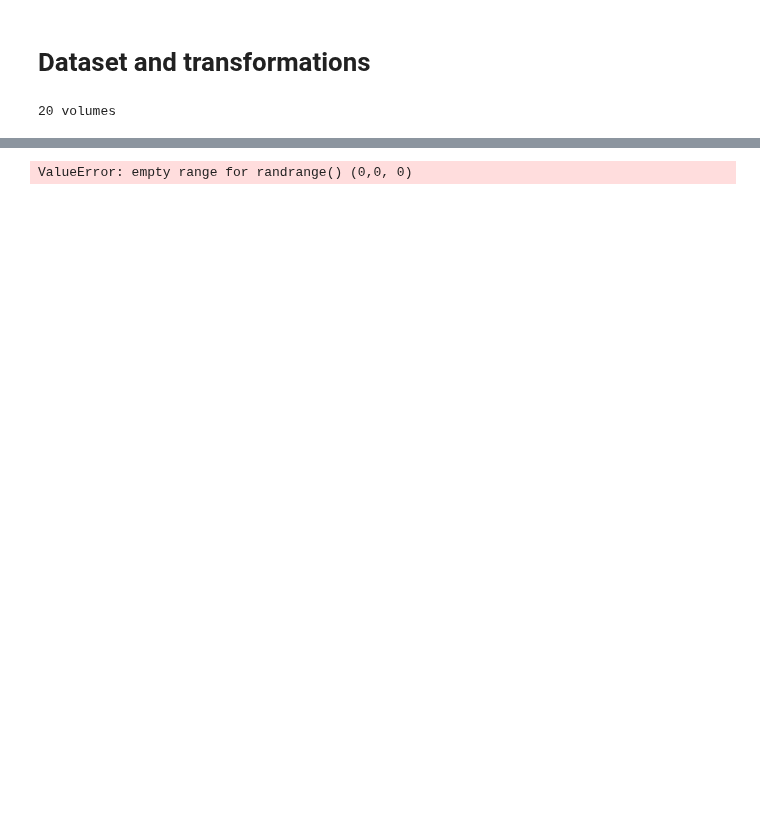
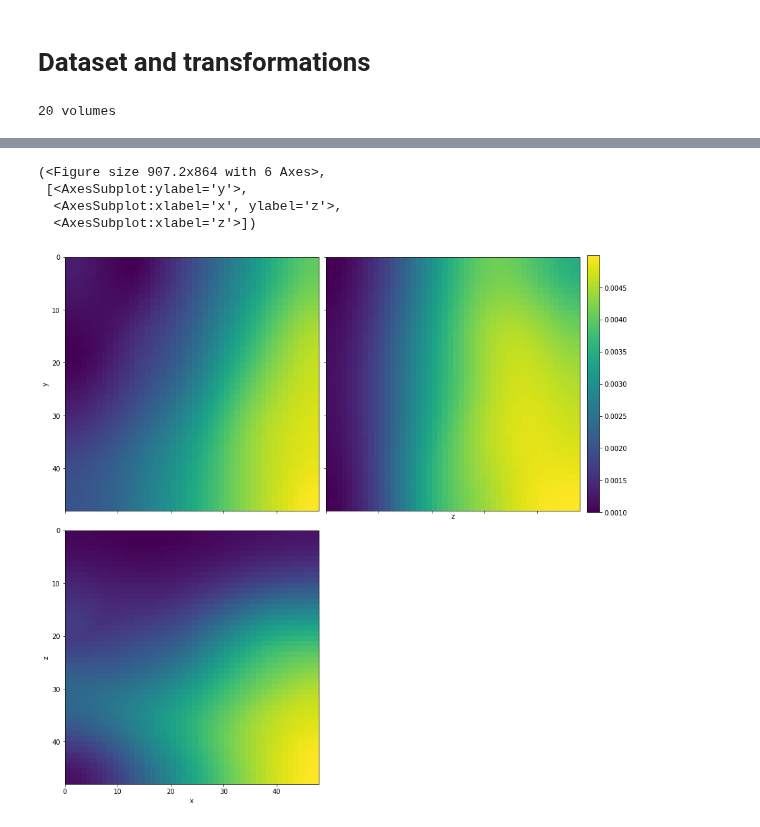
Before and after one commit to TuragaLab/decode_fish, a Jupyter notebook: nbs/08_dataset.ipynb, the cells around one changed output, grey strips where cells are left out. Cells and saved outputs as stored; diff of their text form; code cells hidden in the pictures; blank space fills up the shorter version.

```diff
--- a/nbs/08_dataset.ipynb
+++ b/nbs/08_dataset.ipynb
@@ -53,7 +53,7 @@ class DecodeDataset:
     def __getitem__(self, _):
         i = random.randint(0,len(self.volumes)-1)
         x = self.volumes[i]
-        x = self._compose(x, self.dataset_tfms)
+        x = self._compose(x, self.dataset_tfms, ind = i)
         local_rate = self._compose(x, self.rate_tfms, ind = i)
         background = self.bg_transform(x)
         return x.to(self.device), local_rate.to(self.device), background.to(self.device)
@@ -310,6 +331,10 @@ decode_dl = DataLoader(ds, batch_size=2, num_workers=0)
 # %%
 x, local_rate, background = next(iter(decode_dl))
-plot_3d_projections(local_rate[0,0], 'max')
-plot_3d_projections(x[0,0], 'max')
+plot_3d_projections(local_rate[0,0])
+plot_3d_projections(x[0,0])
 # %% [output]
-ValueError: empty range for randrange() (0,0, 0)
+(<Figure size 907.2x864 with 6 Axes>,
+ [<AxesSubplot:ylabel='y'>,
+  <AxesSubplot:xlabel='x', ylabel='z'>,
+  <AxesSubplot:xlabel='z'>])
+[figure, added]
```
Also changed, not shown: parts of 6 cells of this notebook, 6 other files.
